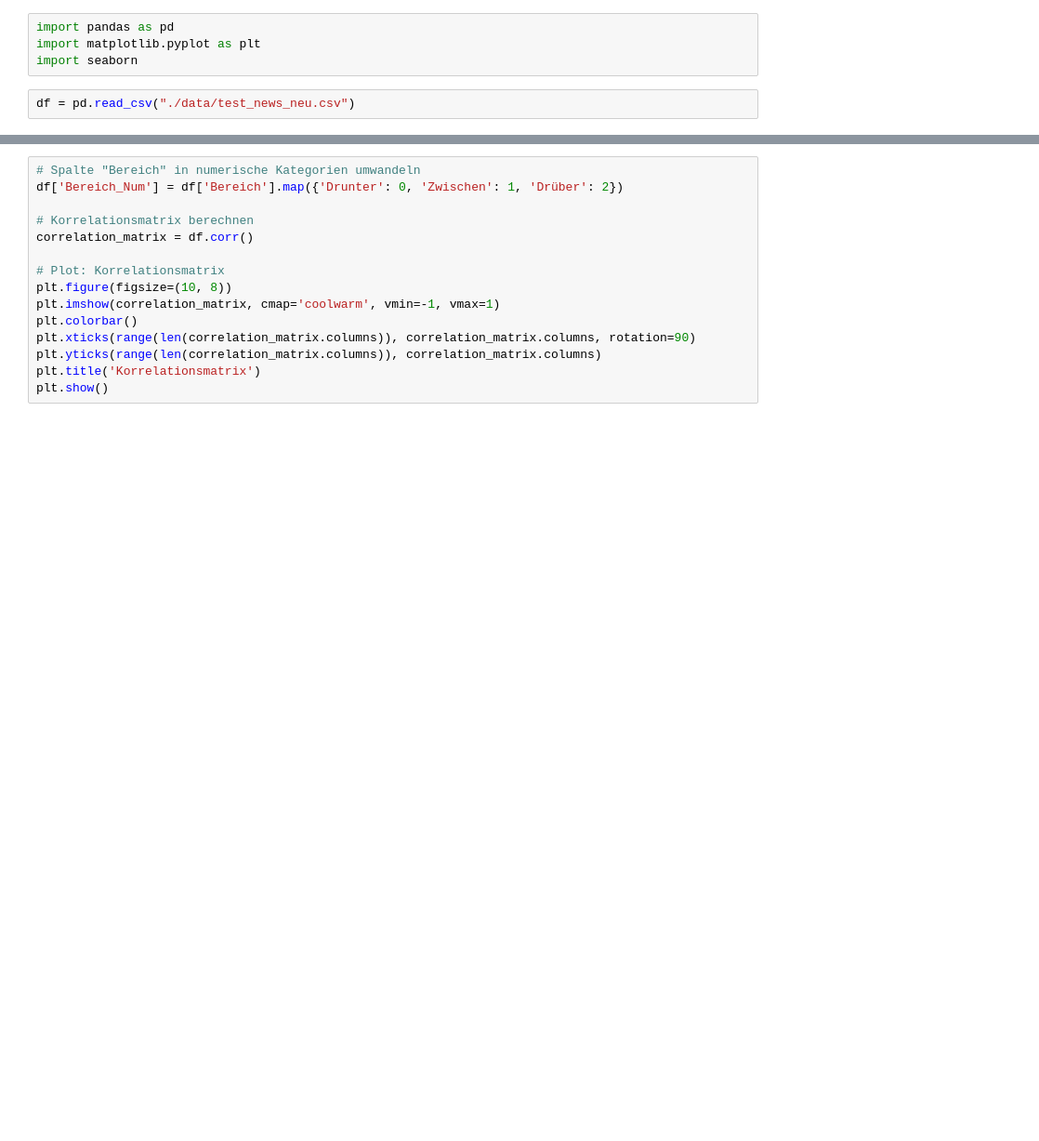
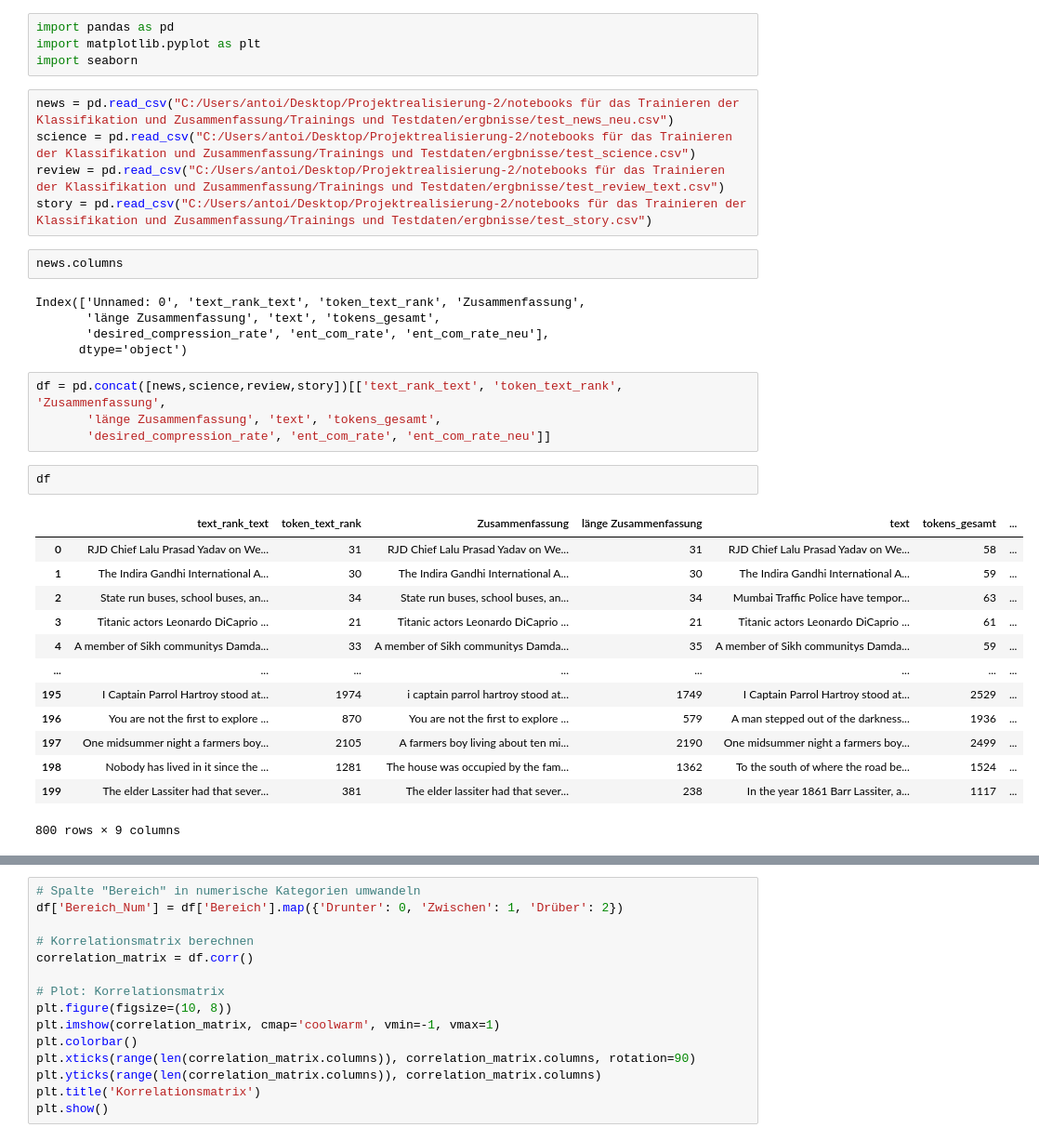
Before and after one commit to NICFRU/Projektrealisierung, a Jupyter notebook: notebooks für das Trainieren der Klassifikation und Zusammenfassung/Zusammenfassung/Ergebnisauswertung.ipynb, the cells around one changed output, grey strips where cells are left out. Shown at 93% size. Saved outputs shown, nothing was run; the diff lists cells and outputs as text; blank space fills up the shorter version.

```diff
--- a/notebooks für das Trainieren der Klassifikation und Zusammenfassung/Zusammenfassung/Ergebnisauswertung.ipynb
+++ b/notebooks für das Trainieren der Klassifikation und Zusammenfassung/Zusammenfassung/Ergebnisauswertung.ipynb
@@ -2,8 +2,38 @@
 import pandas as pd
 import matplotlib.pyplot as plt
 import seaborn
-# %%
-df = pd.read_csv("./data/test_news_neu.csv")
+# %%
+news = pd.read_csv("C:/Users/antoi/Desktop/Projektrealisierung-2/notebooks für das Trainieren der Klassifikation und Zusammenfassung/Trainings und Testdaten/ergbnisse/test_news_neu.csv")
+science = pd.read_csv("C:/Users/antoi/Desktop/Projektrealisierung-2/notebooks für das Trainieren der Klassifikation und Zusammenfassung/Trainings und Testdaten/ergbnisse/test_science.csv")
+review = pd.read_csv("C:/Users/antoi/Desktop/Projektrealisierung-2/notebooks für das Trainieren der Klassifikation und Zusammenfassung/Trainings und Testdaten/ergbnisse/test_review_text.csv")
+story = pd.read_csv("C:/Users/antoi/Desktop/Projektrealisierung-2/notebooks für das Trainieren der Klassifikation und Zusammenfassung/Trainings und Testdaten/ergbnisse/test_story.csv")
+# %%
+news.columns
+# %% [output]
+Index(['Unnamed: 0', 'text_rank_text', 'token_text_rank', 'Zusammenfassung',
+       'länge Zusammenfassung', 'text', 'tokens_gesamt',
+       'desired_compression_rate', 'ent_com_rate', 'ent_com_rate_neu'],
+      dtype='object')
+# %%
+df = pd.concat([news,science,review,story])[['text_rank_text', 'token_text_rank', 'Zusammenfassung',
+       'länge Zusammenfassung', 'text', 'tokens_gesamt',
+       'desired_compression_rate', 'ent_com_rate', 'ent_com_rate_neu']]
+# %%
+df
+# %% [output]
+|  | text_rank_text | token_text_rank | Zusammenfassung | länge Zusammenfassung | text | tokens_gesamt | ... |
+| 0 | RJD Chief Lalu Prasad Yadav on We... | 31 | RJD Chief Lalu Prasad Yadav on We... | 31 | RJD Chief Lalu Prasad Yadav on We... | 58 | ... |
+| 1 | The Indira Gandhi International A... | 30 | The Indira Gandhi International A... | 30 | The Indira Gandhi International A... | 59 | ... |
+| 2 | State run buses, school buses, an... | 34 | State run buses, school buses, an... | 34 | Mumbai Traffic Police have tempor... | 63 | ... |
+| 3 | Titanic actors Leonardo DiCaprio ... | 21 | Titanic actors Leonardo DiCaprio ... | 21 | Titanic actors Leonardo DiCaprio ... | 61 | ... |
+| 4 | A member of Sikh communitys Damda... | 33 | A member of Sikh communitys Damda... | 35 | A member of Sikh communitys Damda... | 59 | ... |
+| ... | ... | ... | ... | ... | ... | ... | ... |
+| 195 | I Captain Parrol Hartroy stood at... | 1974 | i captain parrol hartroy stood at... | 1749 | I Captain Parrol Hartroy stood at... | 2529 | ... |
+| 196 | You are not the first to explore ... | 870 | You are not the first to explore ... | 579 | A man stepped out of the darkness... | 1936 | ... |
+| 197 | One midsummer night a farmers boy... | 2105 | A farmers boy living about ten mi... | 2190 | One midsummer night a farmers boy... | 2499 | ... |
+| 198 | Nobody has lived in it since the ... | 1281 | The house was occupied by the fam... | 1362 | To the south of where the road be... | 1524 | ... |
+| 199 | The elder Lassiter had that sever... | 381 | The elder lassiter had that sever... | 238 | In the year 1861 Barr Lassiter, a... | 1117 | ... |
+800 rows × 9 columns
 # %%
 # Spalten extrahieren
 
```
Also changed, not shown: parts of 1 cell of this notebook.
